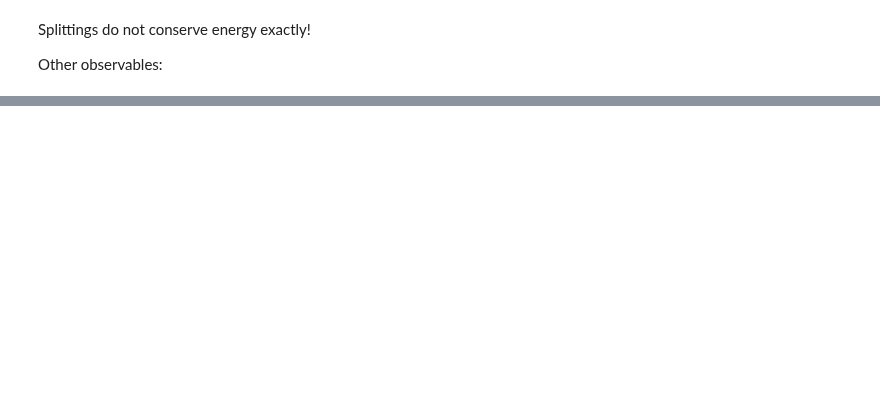
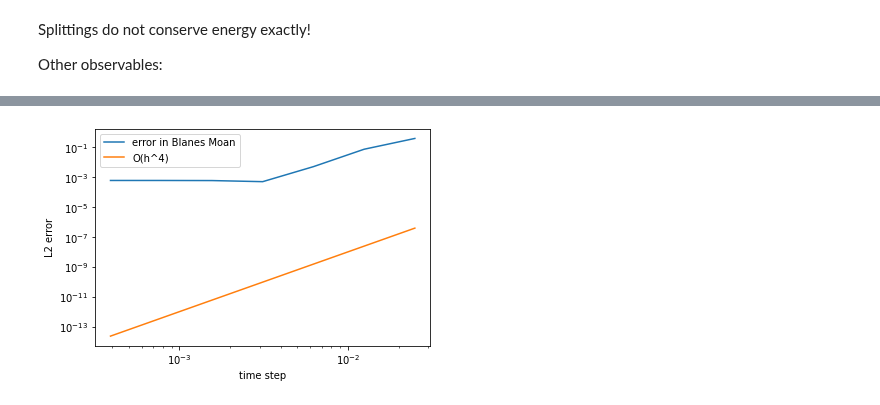
Before and after one commit to brownadder/expsolve, a Jupyter notebook: examples/splittings/tutorialclassical.ipynb, the cells around one changed output, grey strips where cells are left out. Drawn from its saved outputs; the diff is of its cells as text; code cells hidden in the pictures; blank space fills up the shorter version.

```diff
--- a/examples/splittings/tutorialclassical.ipynb
+++ b/examples/splittings/tutorialclassical.ipynb
@@ -390,0 +489,14 @@ for o in observables:
+# %%
+Nlist = 2**np.arange(2,9)
+hlist = T/Nlist
+
+err = [es.fourier.l2norm(ureft-es.evolve(u, es.timegrid(T, N), blanesmoanstep_Vt)[0]) for N in Nlist]
+
+plt.loglog(hlist, err)
+plt.loglog(hlist, hlist**4)
+plt.xlabel('time step')
+plt.ylabel('L2 error')
+plt.legend(['error in Blanes Moan', 'O(h^4)'])
+plt.show()
+# %% [output]
+[figure, added]
```
Also changed, not shown: parts of 22 cells of this notebook, 3 other files.
